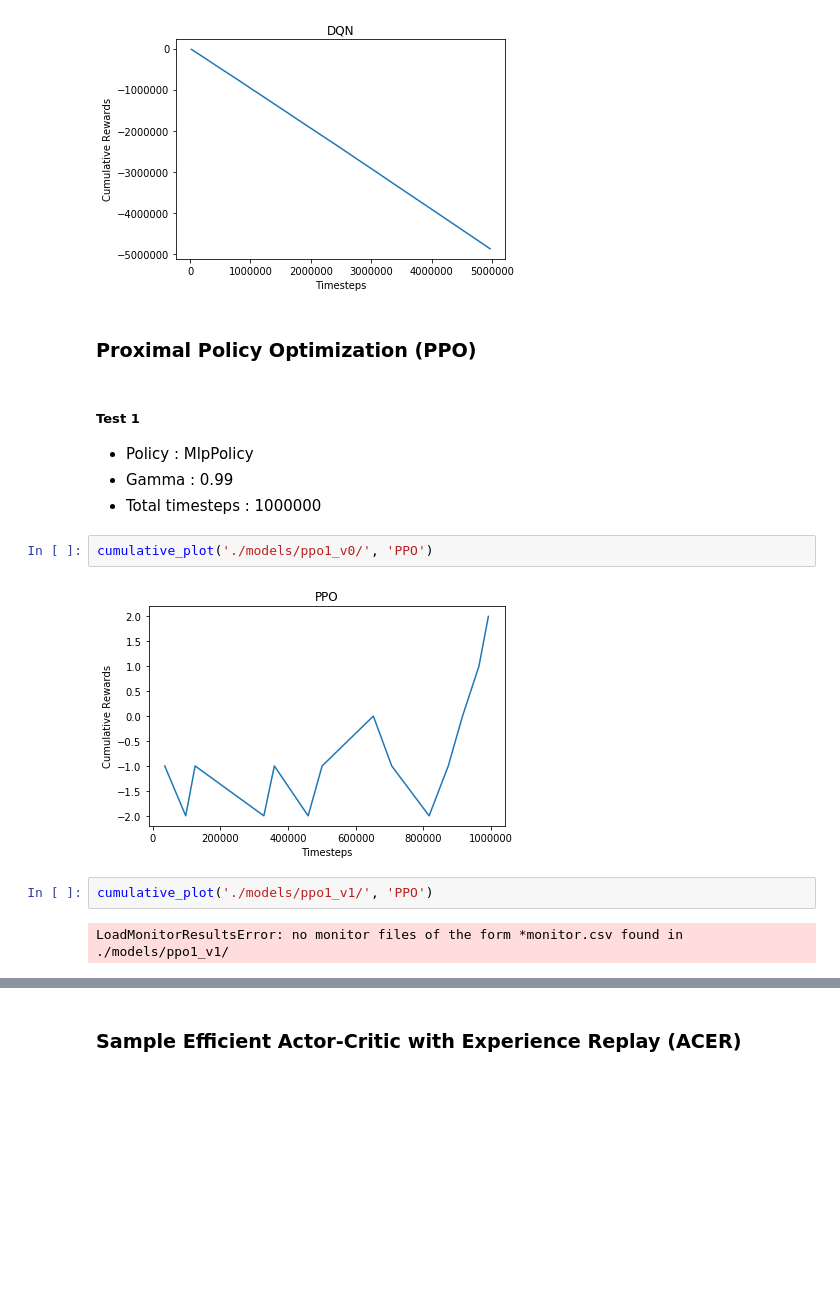
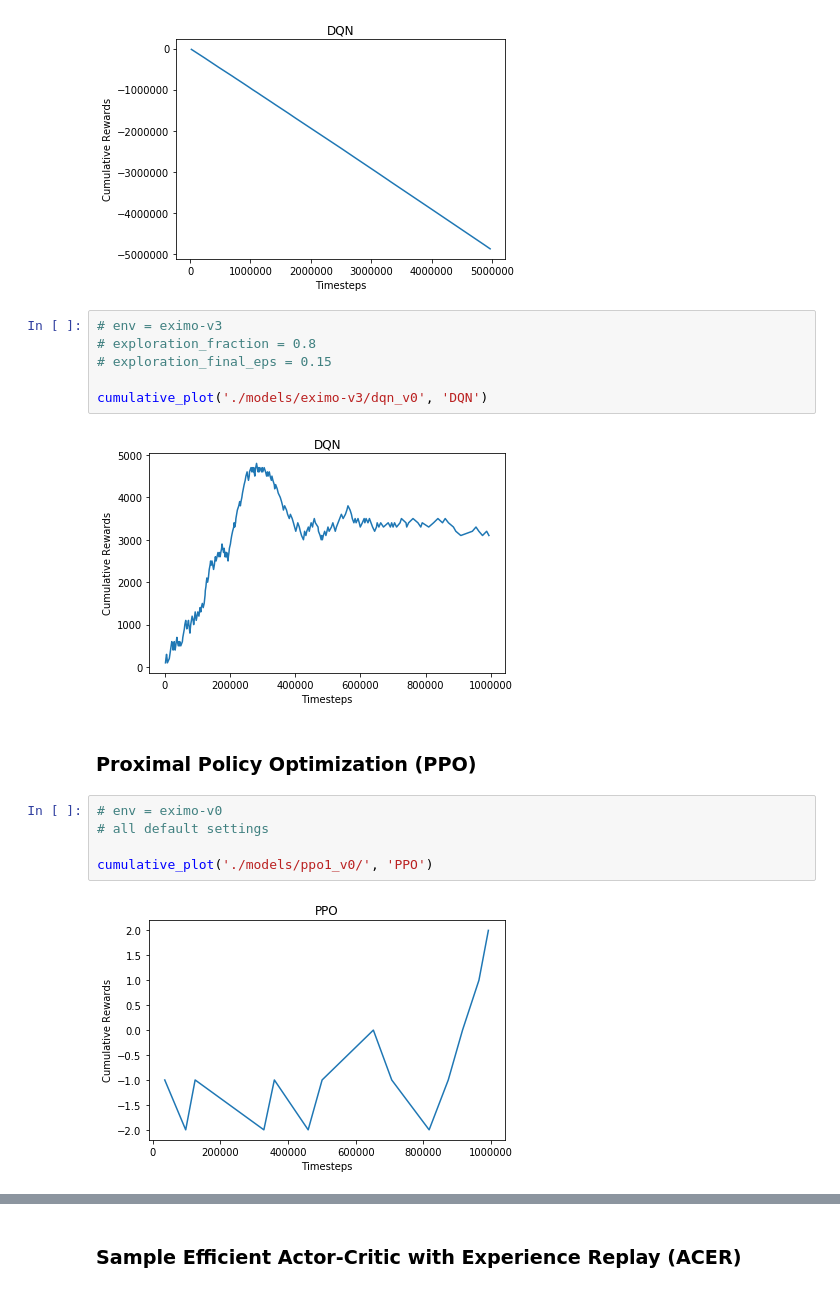
Before and after one commit to vitorhugo13/feup-iart, a Jupyter notebook: proj02/notebook.ipynb, the cells around one changed output, grey strips where cells are left out. Drawn from its saved outputs; the diff is of its cells as text; blank space fills up the shorter version.

```diff
--- a/proj02/notebook.ipynb
+++ b/proj02/notebook.ipynb
@@ -291,18 +313,20 @@ cumulative_plot('./models/dqn_env2_v1', 'DQN')
 cumulative_plot('./models/dqn_env2_v2', 'DQN')
 # %% [output]
 [figure]
+# %%
+# env = eximo-v3
+# exploration_fraction = 0.8
+# exploration_final_eps = 0.15
+
+cumulative_plot('./models/eximo-v3/dqn_v0', 'DQN')
+# %% [output]
+[figure, added]
 # %% [markdown]
 ### Proximal Policy Optimization (PPO)
-# %% [markdown]
-##### Test 1
- * Policy : MlpPolicy
- * Gamma : 0.99
- * Total timesteps : 1000000
-# %%
-cumulative_plot('./models/ppo1_v0/', 'PPO')
-# %% [output]
-[figure, removed]
-# %%
-cumulative_plot('./models/ppo1_v1/', 'PPO')
-# %% [output]
-LoadMonitorResultsError: no monitor files of the form *monitor.csv found in ./models/ppo1_v1/
+# %%
+# env = eximo-v0
+# all default settings
+
+cumulative_plot('./models/ppo1_v0/', 'PPO')
+# %% [output]
+[figure, added]
```
Also changed, not shown: parts of 19 cells of this notebook, 10 other files.
